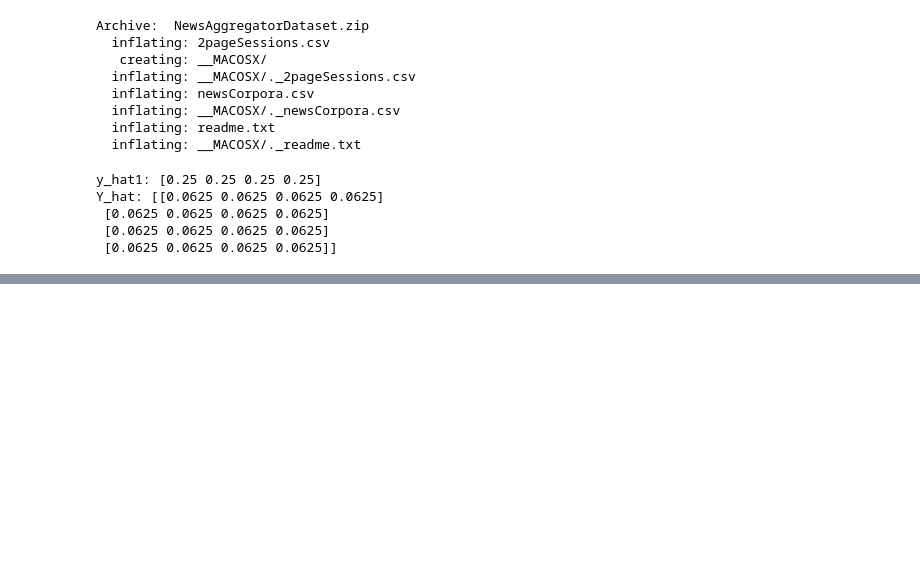
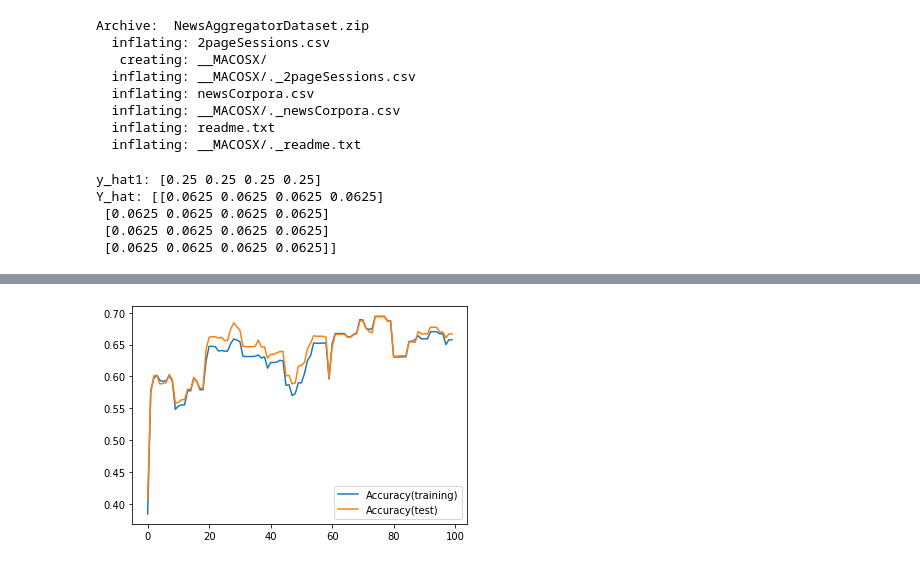
Before and after one commit to paotabetai/NLP100, a Jupyter notebook: C8_Neural_networks.ipynb, the cells around one changed output, grey strips where cells are left out. Saved outputs shown, nothing was run; the diff lists cells and outputs as text; code cells hidden in the pictures; blank space fills up the shorter version.

```diff
--- a/C8_Neural_networks.ipynb
+++ b/C8_Neural_networks.ipynb
@@ -356,0 +603,8 @@ plt.show()
+# %%
+plt.plot([i for i in range(EPOCH)], train_correctness, label="Accuracy(training)")
+plt.plot([i for i in range(EPOCH)], test_correctness, label="Accuracy(test)")
+
+plt.legend()
+plt.show()
+# %% [output]
+[figure, added]
```
Also changed, not shown: parts of 19 cells of this notebook.
